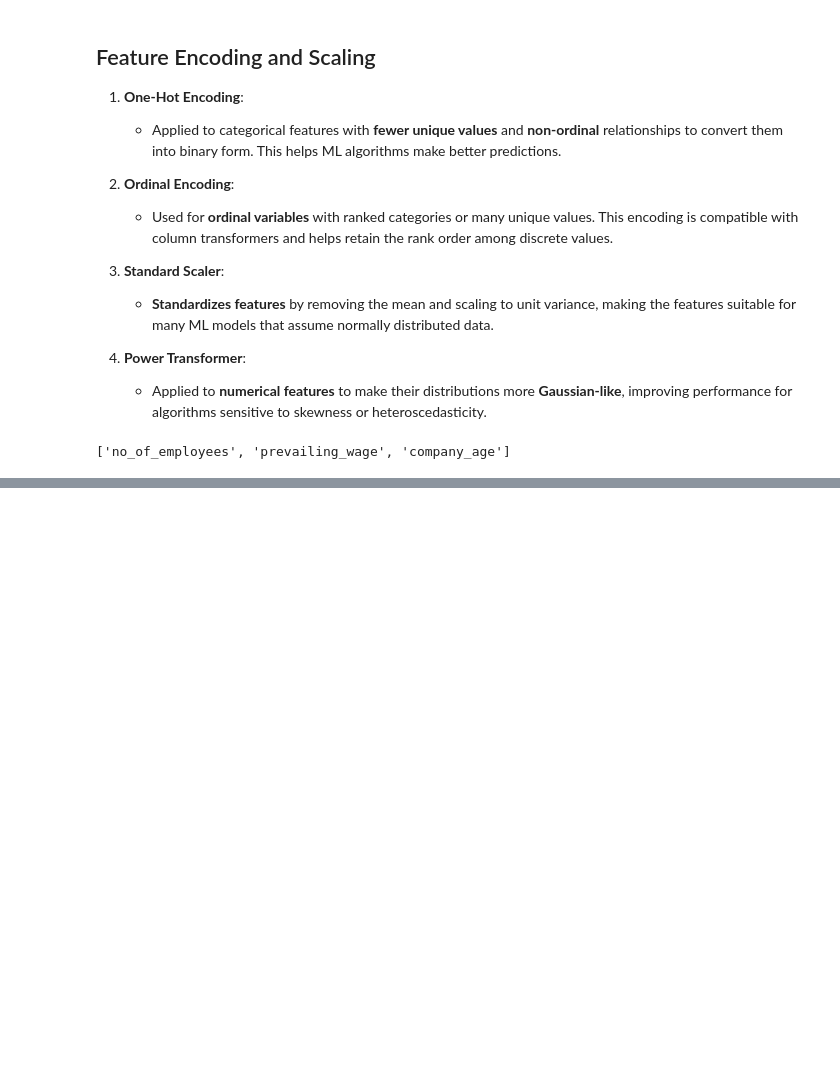
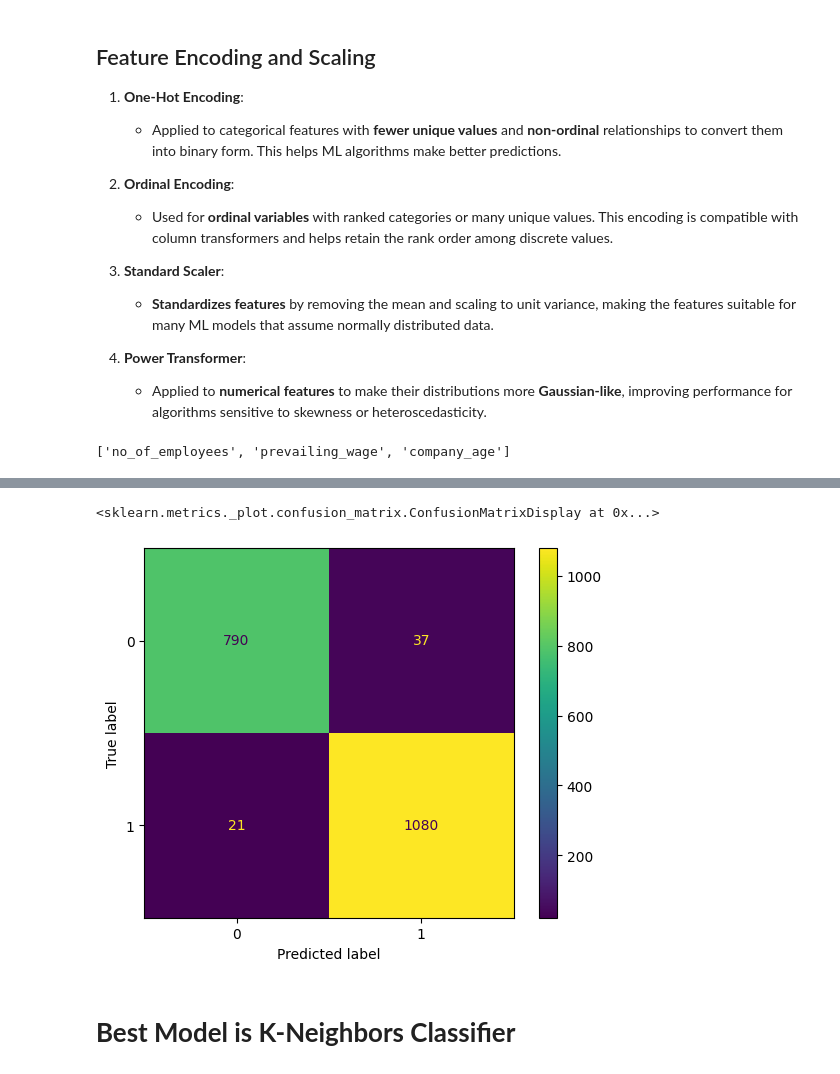
Before and after one commit to abdulghaffaransari/US-Visa-Prediction-System, a Jupyter notebook: notebook/Feature_Engineering_and_model_training.ipynb, the cells around one changed output, grey strips where cells are left out. Cells and saved outputs as stored; diff of their text form; code cells hidden in the pictures; blank space fills up the shorter version.

Commit message:
Feature Engineering and Model Training Updated

```diff
--- a/notebook/Feature_Engineering_and_model_training.ipynb
+++ b/notebook/Feature_Engineering_and_model_training.ipynb
@@ -305,3 +264,6 @@ preprocessor = ColumnTransformer(
     ],
     remainder='passthrough'  # To keep any columns not specified
 )
+# %%
+X = preprocessor.fit_transform(X)
+X
@@ -307,0 +312,5 @@ preprocessor = ColumnTransformer(
+# %%
+from sklearn.model_selection import  train_test_split
+# separate dataset into train and test
+X_train, X_test, y_train, y_test = train_test_split(X_res,y_res,test_size=0.2,random_state=42)
+X_train.shape, X_test.shape
@@ -307,0 +340,13 @@ preprocessor = ColumnTransformer(
+# %%
+# Define models to evaluate
+models = {
+    "Random Forest": RandomForestClassifier(),
+    "Decision Tree": DecisionTreeClassifier(),
+    "Gradient Boosting": GradientBoostingClassifier(),
+    "Logistic Regression": LogisticRegression(),
+    "K-Neighbors Classifier": KNeighborsClassifier(),
+    "XGBClassifier": XGBClassifier(),
+    "CatBoosting Classifier": CatBoostClassifier(verbose=False),
+    "Support Vector Classifier": SVC(),
+    "AdaBoost Classifier": AdaBoostClassifier()
+}
@@ -307,0 +518,18 @@ preprocessor = ColumnTransformer(
+# %%
+from sklearn.metrics import accuracy_score, classification_report
+
+# Retrain the K-Neighbors Classifier with the best parameters
+best_knn_model = KNeighborsClassifier(**best_model_params['K-Neighbors Classifier'])
+best_knn_model.fit(X_train, y_train)
+
+# Make predictions on the test set
+y_pred = best_knn_model.predict(X_test)
+
+# Evaluate the final model
+accuracy = accuracy_score(y_test, y_pred)
+classification_rpt = classification_report(y_test, y_pred)
+
+# Print final model results
+print("FINAL MODEL: K-Neighbors Classifier")
+print(f"Accuracy Score: {accuracy:.4f}")
+print("\nClassification Report:\n", classification_rpt)
@@ -307,0 +549,10 @@ preprocessor = ColumnTransformer(
+# %%
+from sklearn.metrics import ConfusionMatrixDisplay
+
+# Display the confusion matrix for the best K-Neighbors Classifier model
+ConfusionMatrixDisplay.from_estimator(best_knn_model, X_test, y_test)
+# %% [output]
+<sklearn.metrics._plot.confusion_matrix.ConfusionMatrixDisplay at 0x...>
+[figure, added]
+# %% [markdown]
+# **Best Model is K-Neighbors Classifier**
```
Also changed, not shown: parts of 22 cells of this notebook, 4 other files.
